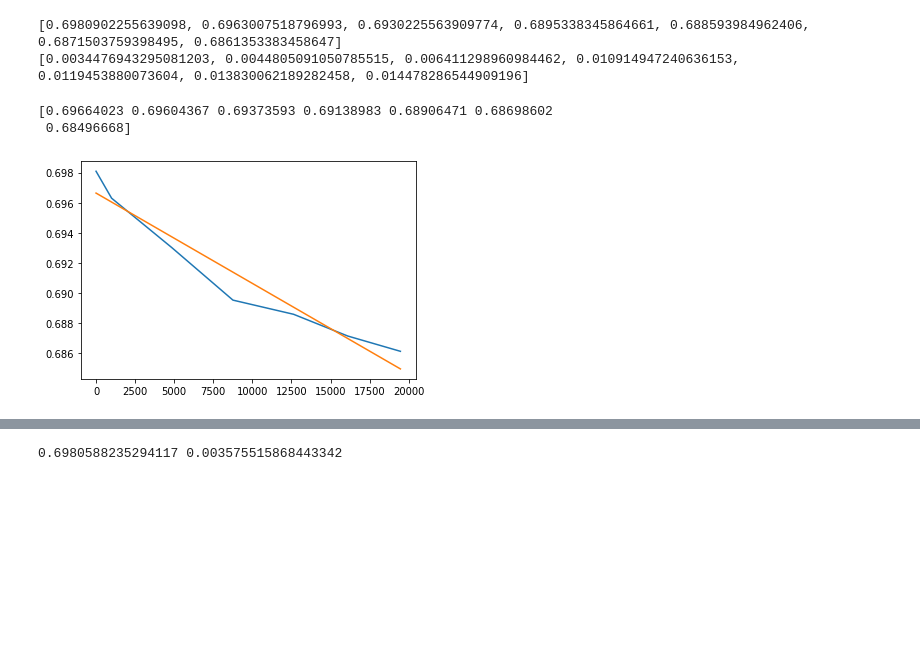
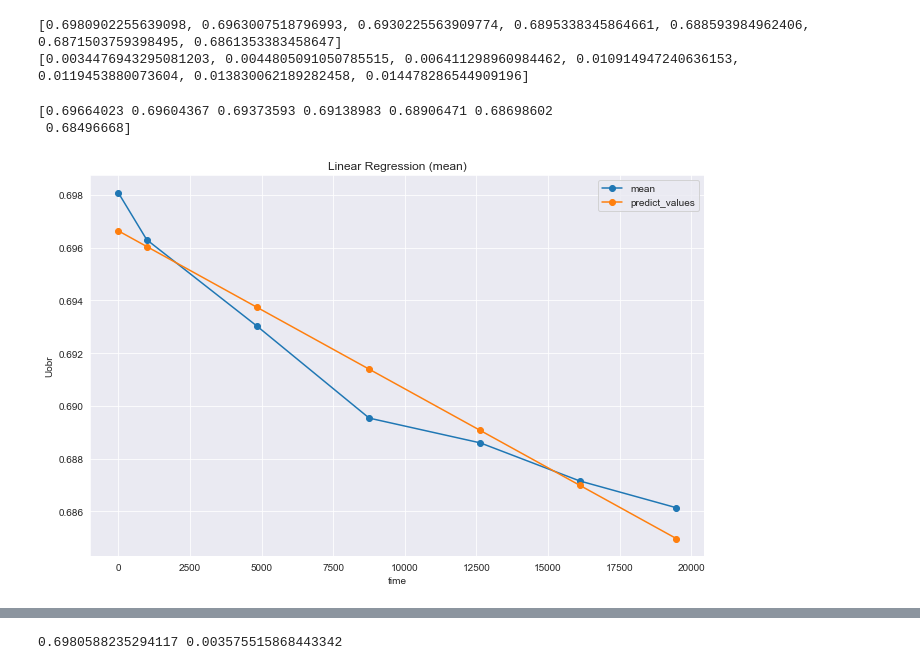
Before and after one commit to rommmmmka/data-processing, a Jupyter notebook: regression.ipynb, the cells around one changed output, grey strips where cells are left out. Cells and saved outputs as stored; diff of their text form; code cells hidden in the pictures; blank space fills up the shorter version.

```diff
--- a/regression.ipynb
+++ b/regression.ipynb
@@ -1,10 +1,12 @@
 # %%
+import numpy as np
+import matplotlib.pyplot as plt
+import seaborn as sns
 import pandas as pd
-import matplotlib.pyplot as plt
-import numpy as np
 import scipy.stats as sps
 from sklearn.model_selection import train_test_split
 from sklearn.linear_model import LinearRegression
+sns.set_style("darkgrid")
 # %%
 file = pd.read_csv("data.csv")
 columns = file.columns[8:15]
@@ -17,8 +18,13 @@ train, test = train_test_split(file, test_size=0.2, random_state=42)
 # %%
+plt.figure(figsize=(11, 7))
 for i in range(file.shape[0]):
     data_part = file[columns].iloc[i]
     data_part = np.array(data_part)
-    plt.plot(time_labels, data_part)
-plt.axhline(y=y_limit, xmin=0, xmax=1)
+    plt.title('')
+    plt.xlabel('time')
+    plt.ylabel('coef')
+    plt.plot(time_labels, data_part, color='steelblue', linewidth=1)
+plt.axhline(y=low_limit, xmin=0, xmax=1, color='darkorange', linewidth=1.5)
+plt.axhline(y=high_limit, xmin=0, xmax=1, color='darkorange', linewidth=1.5)
 # %% [output]
 <matplotlib.lines.Line2D at 0x...>
@@ -47,18 +49,20 @@ time_labels_np = np.array(time_labels).reshape(-1, 1)
 # %%
 model_mean = LinearRegression()
 model_mean.fit(time_labels_np, mean)
 mean_coef = model_mean.coef_[0]
 predict_values = model_mean.predict(time_labels_np)
-plt.plot(time_labels, mean)
-plt.plot(time_labels, predict_values)
+plt.figure(figsize=(11, 7))
+plt.title('Linear Regression (mean)')
+plt.xlabel('time')
+plt.ylabel('Uobr')
+plt.plot(time_labels, mean, label="mean", marker="o")
+plt.plot(time_labels, predict_values, label="predict_values", marker="o")
+plt.legend()
 print(predict_values)
-# predict_values_2 = [mean[0] + mean_coef * i for i in time_labels]
-# plt.plot(time_labels, predict_values_2)
-# print(predict_values[6] - predict_values[0])
 # %% [output]
 [0.69664023 0.69604367 0.69373593 0.69138983 0.68906471 0.68698602
  0.68496668]
-[figure, old version]
+[figure, new version]
 # %%
 model_std = LinearRegression()
 model_std.fit(time_labels_np, std)
```
Also changed, not shown: parts of 11 cells of this notebook.
